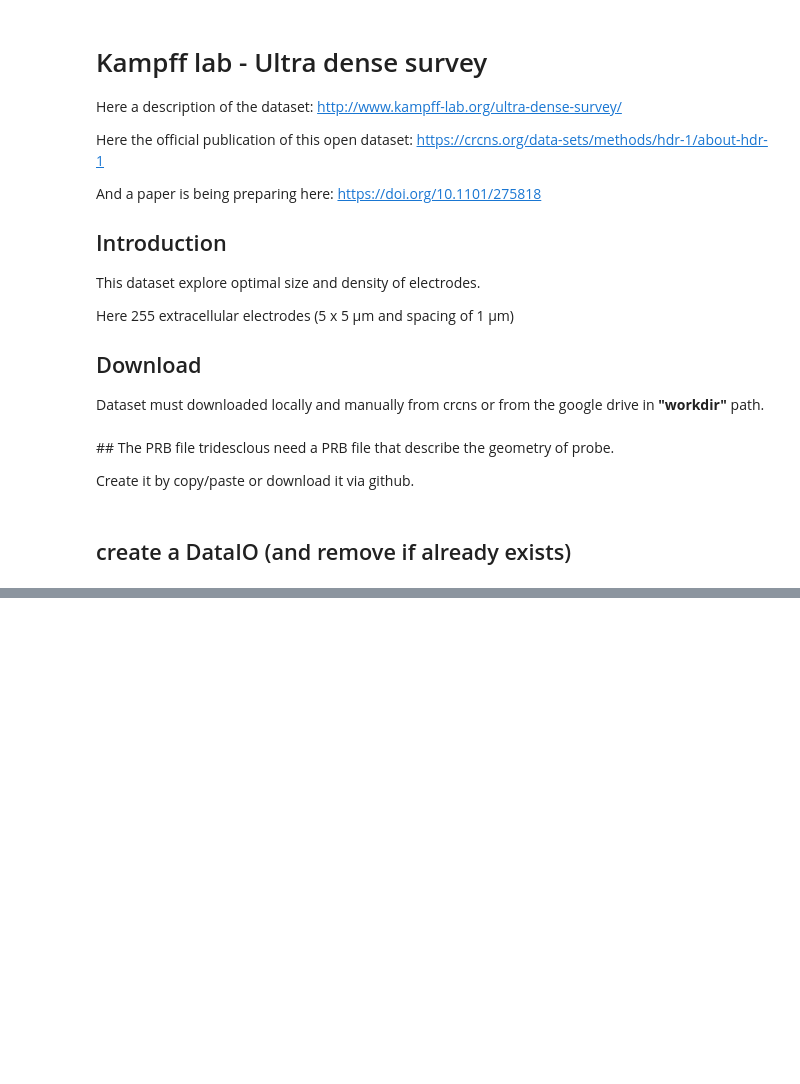
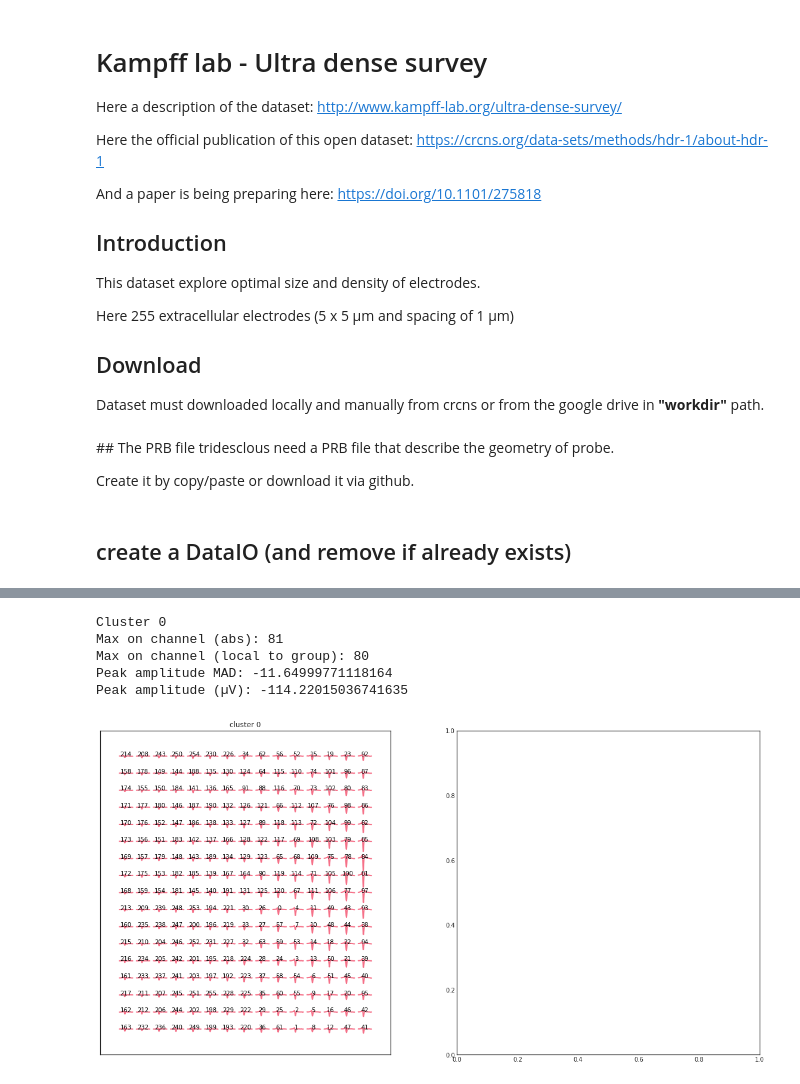
Before and after one commit to tridesclous/tridesclous_examples, a Jupyter notebook: kampfflab_ultra_dense/kampfflab_ultra_dense.ipynb, the cells around one changed output, grey strips where cells are left out. Cells and saved outputs as stored; diff of their text form; code cells hidden in the pictures; blank space fills up the shorter version.

```diff
--- a/kampfflab_ultra_dense/kampfflab_ultra_dense.ipynb
+++ b/kampfflab_ultra_dense/kampfflab_ultra_dense.ipynb
@@ -136,0 +149,13 @@ TypeError: Cannot cast ufunc multiply output from dtype('float64') to dtype('int
+# %%
+dirname = workdir + 'tdc_amplifier2017-02-02T17_18_46'
+dataio = DataIO(dirname=dirname)
+cc = CatalogueConstructor(dataio=dataio, chan_grp=0)
+
+tdc.summary_clusters(cc, label=0)
+# %% [output]
+Cluster 0
+Max on channel (abs): 81
+Max on channel (local to group): 80
+Peak amplitude MAD: -11.64999771118164
+Peak amplitude (µV): -114.22015036741635
+[figure, added]
```
Also changed, not shown: parts of 10 cells of this notebook, 1 other file.
